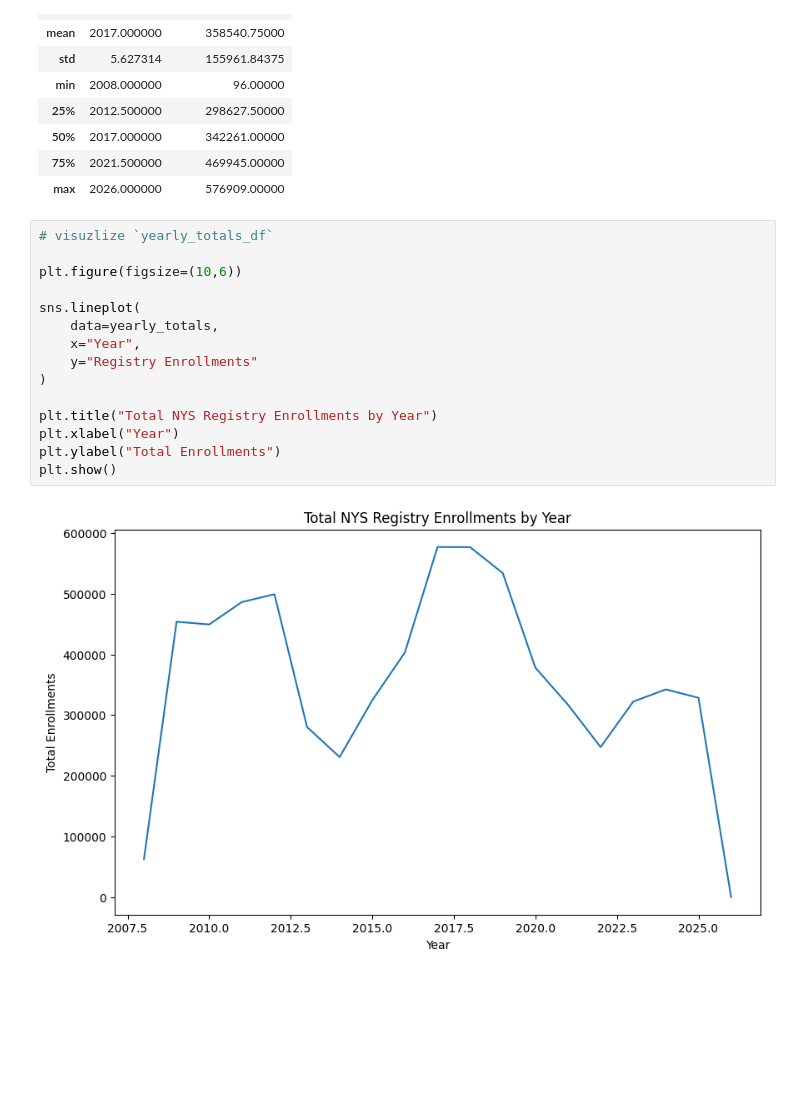
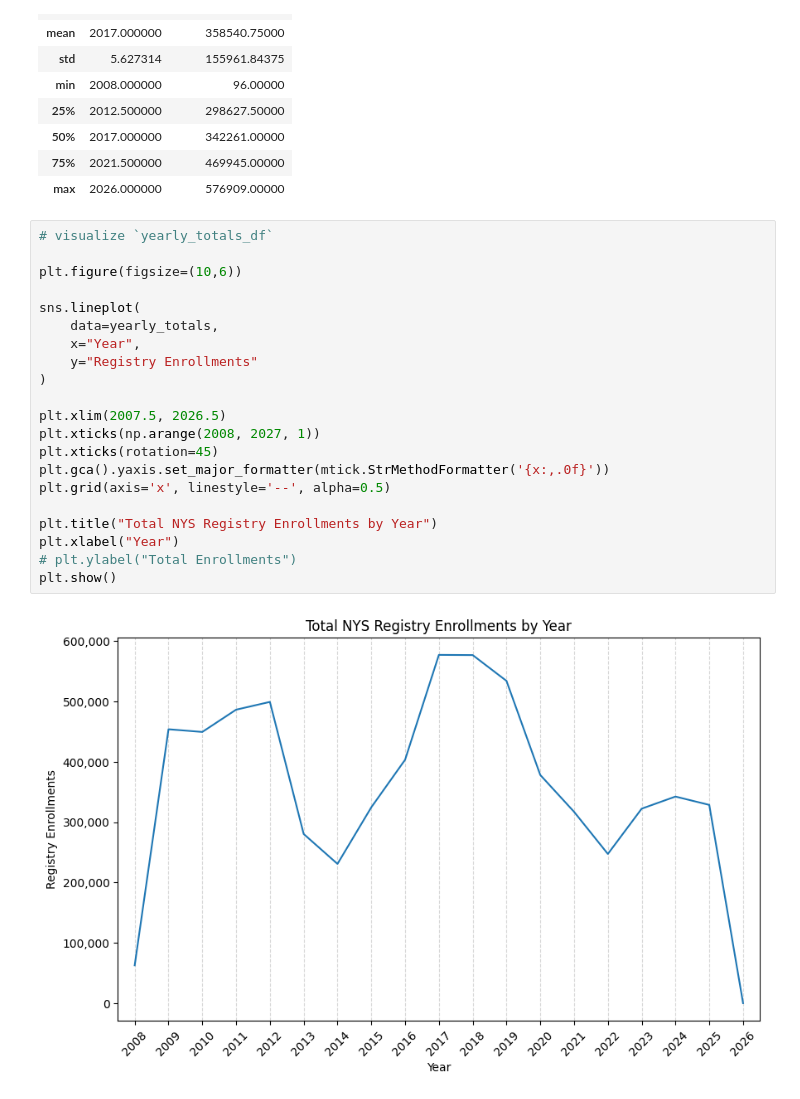
Before and after one commit to slp22/nys_donate_life, a Jupyter notebook: NYS Donate Life_start.ipynb, the cells around one changed output. Cells and saved outputs as stored; diff of their text form; blank space fills up the shorter version.

```diff
--- a/NYS Donate Life_start.ipynb
+++ b/NYS Donate Life_start.ipynb
@@ -194,19 +195,25 @@ yearly_totals.describe()
 | 75% | 2021.500000 | 469945.00000 |
 | max | 2026.000000 | 576909.00000 |
 # %%
-# visuzlize `yearly_totals_df`
+# visualize `yearly_totals_df`
 
 plt.figure(figsize=(10,6))
 
 sns.lineplot(
     data=yearly_totals,
     x="Year",
     y="Registry Enrollments"
 )
 
+plt.xlim(2007.5, 2026.5)
+plt.xticks(np.arange(2008, 2027, 1))
+plt.xticks(rotation=45)
+plt.gca().yaxis.set_major_formatter(mtick.StrMethodFormatter('{x:,.0f}'))
+plt.grid(axis='x', linestyle='--', alpha=0.5)
+
 plt.title("Total NYS Registry Enrollments by Year")
 plt.xlabel("Year")
-plt.ylabel("Total Enrollments")
+# plt.ylabel("Total Enrollments")
 plt.show()
 # %% [output]
-[figure, old version]
+[figure, new version]
```
Also changed, not shown: parts of 1 cell of this notebook.
